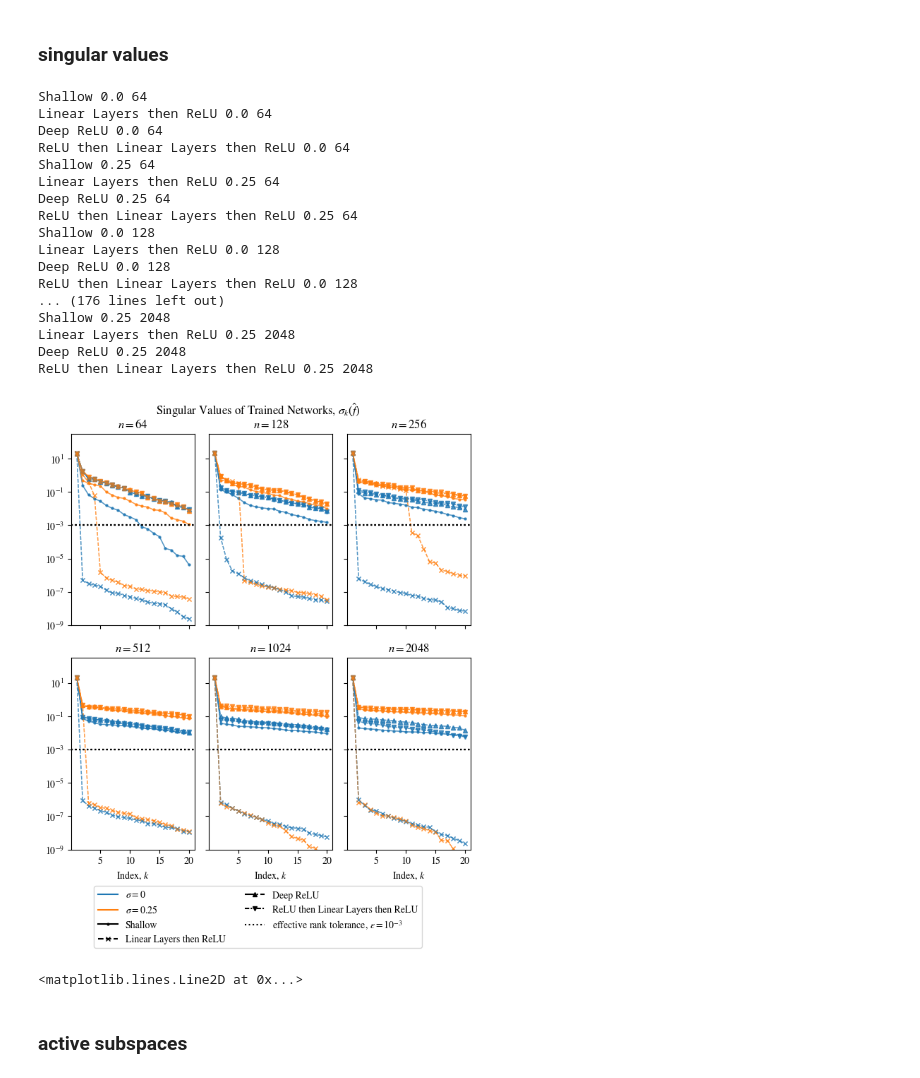
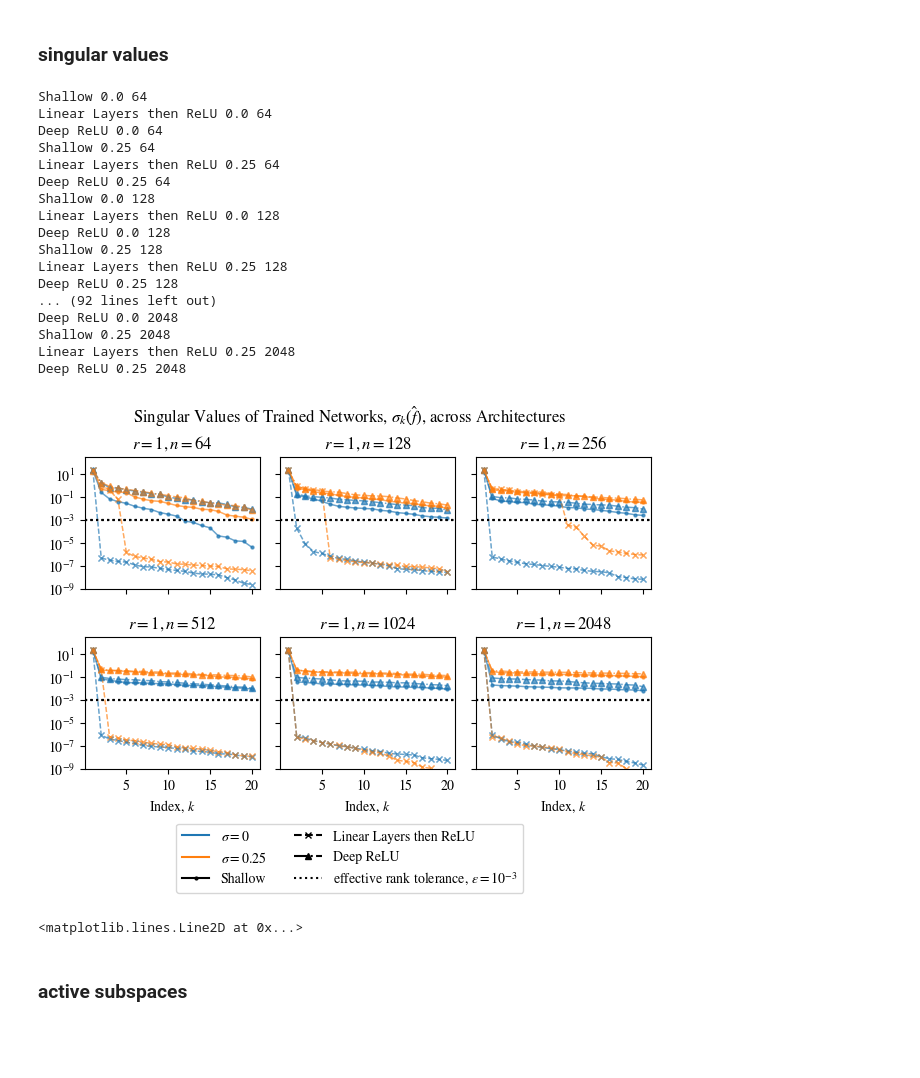
Before and after one commit to suzannastep/linear_layers_experiments, a Jupyter notebook: figs/plotting_results_different_architectures.ipynb, the cells around one changed output. Saved outputs shown, nothing was run; the diff lists cells and outputs as text; code cells hidden in the pictures; blank space fills up the shorter version.

Commit message:
architecture comparison plots updated

```diff
--- a/figs/plotting_results_different_architectures.ipynb
+++ b/figs/plotting_results_different_architectures.ipynb
@@ -275,13 +272,13 @@ linestyles = {
     "Shallow":"-",
     "Linear Layers then ReLU":"--",
     'Deep ReLU':"-.",
-    'ReLU then Linear Layers then ReLU':(0, (3, 1, 1, 1, 1, 1))
+    # 'ReLU then Linear Layers then ReLU':(0, (3, 1, 1, 1, 1, 1))
 }
 markers = {
     "Shallow":".",
     "Linear Layers then ReLU":"x",
     'Deep ReLU':"^",
-    'ReLU then Linear Layers then ReLU':"v"
+    # 'ReLU then Linear Layers then ReLU':"v"
 }
 # %% [markdown]
 ### generalization
@@ -297,35 +298,36 @@ handles += [
         Line2D([0], [0], color='k', ls=':', label='$\sigma^2$, irreducible error'),
 ]
 
-for metric in ['In-Distribution','Out-of-Distribution']:
+f, ax = plt.subplots(ncols=2,nrows=2, sharex=True, sharey="row", figsize=(columnwidth,4.25))
+for col,metric in enumerate(['In-Distribution','Out-of-Distribution']):
     standard_errors = metric[:-3] + 'SEM'
-    f, ax = plt.subplots(ncols=2,nrows=1, sharex=True, figsize=(columnwidth,4.25))
     #just the data without label noise in the first row
-    for col,sigma in enumerate([0,0.25]):
+    for row,sigma in enumerate([0,0.25]):
         for activation in res.Activations.unique():
             curr = bestres[(bestres.Activations == activation) * (bestres.sigma == sigma)]
             print(curr.shape)
             points = curr[[metric + " MSE"]].values[:,0]
-            ax[col].plot(curr.n,points,
+            ax[row,col].plot(curr.n,points,
                                 linestyle=linestyles[activation],
                                 marker=markers[activation],
                                 markersize=markersize,
                                 color=colors[sigma],
                                 alpha=0.8)
             #horizontal dashed line for minimal possible MSE (ie sigma^2) in plots with label noise
-            ax[1].axhline(y=sigma**2, color=colors[sigma], linestyle=':',alpha=0.3)
+            ax[-1,col].axhline(y=sigma**2, color=colors[sigma], linestyle=':',alpha=0.3)
         #plot set up
-        ax[col].set_xscale("log",base=2)
-        ax[col].set_xticks([2**k for k in range(6,12)])
-        ax[col].set_yscale("log",base=10)
-        ax[0].set_ylabel(f"MSE",wrap=True)
-        ax[col].set_xlabel("Number of training samples ($n$)")
-        ax[col].minorticks_off()
-    f.legend(handles=handles, ncol=2, loc = 'upper center', bbox_to_anchor=(0.5,0.03))
-    plt.suptitle(f"{metric} Generalization")
-    plt.tight_layout(pad=0.5,h_pad=1.08, w_pad=1.08)
-    plt.savefig("architecture_comparison"+f"{metric} Generalization.pdf",dpi=300,bbox_inches='tight')
-    plt.show()
+        ax[row,col].set_xscale("log",base=2)
+        ax[row,col].set_xticks([2**k for k in range(6,12)])
+        ax[row,col].set_yscale("log",base=10)
+        ax[row,0].set_ylabel(f"MSE",wrap=True)
+        ax[-1,col].set_xlabel("Number of training samples ($n$)")
+        ax[row,col].minorticks_off()
+        ax[0,col].set_title(metric)
+f.legend(handles=handles, ncol=2, loc = 'upper center', bbox_to_anchor=(0.5,0.03))
+plt.suptitle(f"Generalization across Architectures")
+plt.tight_layout(pad=0.5,h_pad=1.08, w_pad=1.08)
+plt.savefig("architecture_comparison"+f"{metric} Generalization.pdf",dpi=300,bbox_inches='tight')
+plt.show()
 # %% [output]
 (6, 32)
 (6, 32)
@@ -357,7 +354,8 @@ handles += [
 handles += [Line2D([0], [0], color='k', ls=':', label=r"effective rank tolerance, $\varepsilon = 10^{-3}$")]
 
 ranktol = 1e-3
-f, ax = plt.subplots(nrows=2, ncols=3, sharex=True, sharey=True, figsize=(columnwidth,7))#,5.75))
+f, ax = plt.subplots(nrows=2, ncols=3, sharex=True, sharey=True, figsize=(columnwidth,4.25))#,5.75))
+r = 1
 for activation in res.Activations.unique():
     for nnum,n in enumerate(res.n.unique()):
         row = nnum // 3
@@ -369,41 +367,41 @@ for activation in res.Activations.unique():
                 ax[row,col].semilogy(curr["Gradient Singular Values"].values[0]/np.sqrt(2048),
                     linestyle=linestyles[activation],
                     linewidth=1,
                     alpha=0.3,
                     marker=markers[activation],
                     markersize=markersize,
                     color=colors[sigma])
         ax[row,col].axhline(y=ranktol, color='k', linestyle=':',alpha=1, label = r"effective rank tolerance, $\varepsilon = 10^{-3}$")
         ax[row,col].set_xticks(list(range(4,20,5)),list(range(5,21,5)))
         ax[0,0].set_yticks([10**p for p in range(-9,3,2)])
-        ax[row,col].set_title(rf"$n={n}$")
+        ax[row,col].set_title(rf"$r={r},n={n}$")
         ax[-1,col].set_xlabel(rf"Index, $k$")
         ax[row,col].set_ylim(10**(-9),10**(2.5))
 f.legend(handles=handles, ncol=2, loc = 'upper center', bbox_to_anchor=(0.5,0.01))
-plt.suptitle(r"Singular Values of Trained Networks, $\sigma_k(\hat{f})$")
+plt.suptitle(r"Singular Values of Trained Networks, $\sigma_k(\hat{f})$, across Architectures")
 plt.tight_layout(pad=0.5,h_pad=1.08, w_pad=1.08)
 plt.savefig("architecture_comparison"+f"_labelnoise_sv.pdf",dpi=300, bbox_inches='tight')
 plt.show()
 handles.pop()
 # %% [output]
 Shallow 0.0 64
 Linear Layers then ReLU 0.0 64
 Deep ReLU 0.0 64
-ReLU then Linear Layers then ReLU 0.0 64
 Shallow 0.25 64
 Linear Layers then ReLU 0.25 64
 Deep ReLU 0.25 64
-ReLU then Linear Layers then ReLU 0.25 64
 Shallow 0.0 128
 Linear Layers then ReLU 0.0 128
 Deep ReLU 0.0 128
-ReLU then Linear Layers then ReLU 0.0 128
-... (176 lines left out)
+Shallow 0.25 128
+Linear Layers then ReLU 0.25 128
+Deep ReLU 0.25 128
+... (92 lines left out)
+Deep ReLU 0.0 2048
 Shallow 0.25 2048
 Linear Layers then ReLU 0.25 2048
 Deep ReLU 0.25 2048
-ReLU then Linear Layers then ReLU 0.25 2048
-[figure, old version]
+[figure, new version]
 <matplotlib.lines.Line2D at 0x...>
 # %% [markdown]
 ### active subspaces
```
Also changed, not shown: parts of 20 cells of this notebook, 7 other files.
